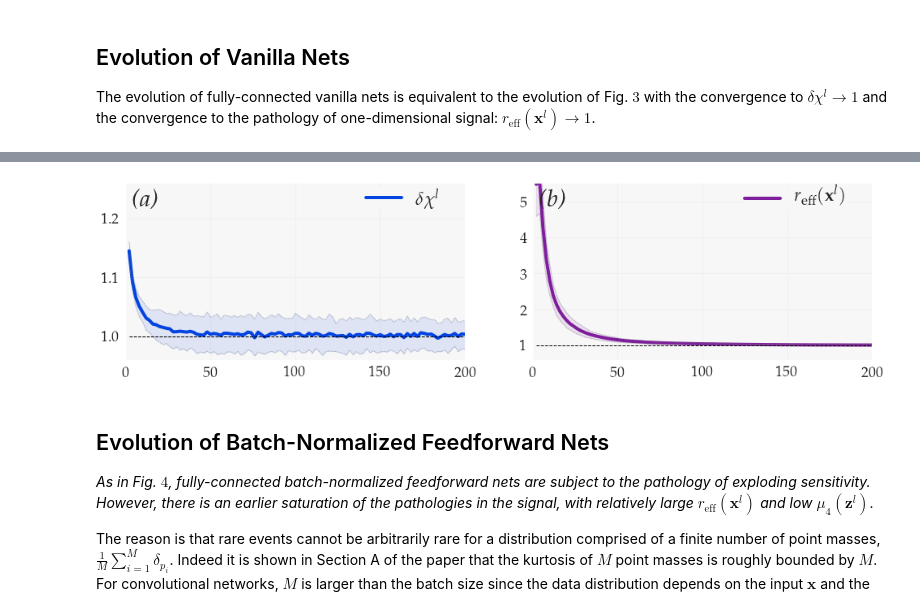
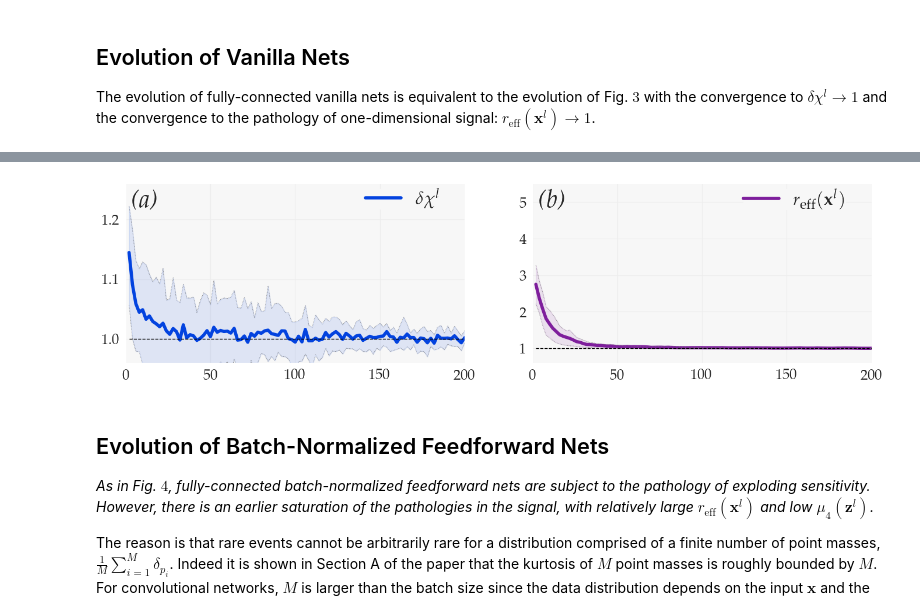
Before and after one commit to alabatie/moments-dnns, a Jupyter notebook: notebooks/Complements on fully-connected networks.ipynb, the cells around one changed output, grey strips where cells are left out. Cells and saved outputs as stored; diff of their text form; code cells hidden in the pictures.

```diff
--- a/notebooks/Complements on fully-connected networks.ipynb
+++ b/notebooks/Complements on fully-connected networks.ipynb
@@ -49,12 +92,12 @@ prune_experiment(type_plot='vanilla', name_experiment='vanilla_fc')
 # %%
 from moments_dnns.manage_experiments import load_experiment
 from moments_dnns.plots import plot_vanilla
 %matplotlib inline
 
-moments_vanilla = load_experiment('vanilla_fc')
+moments_vanilla = load_experiment('test_fc')
 plot_vanilla(moments_vanilla, use_tex=True, name_fig=None)
 # %% [output]
-[figure, old version]
+[figure, new version]
 # %% [markdown]
 ## Evolution of Batch-Normalized Feedforward Nets
 
```
Also changed, not shown: parts of 8 cells of this notebook, 11 other files.
